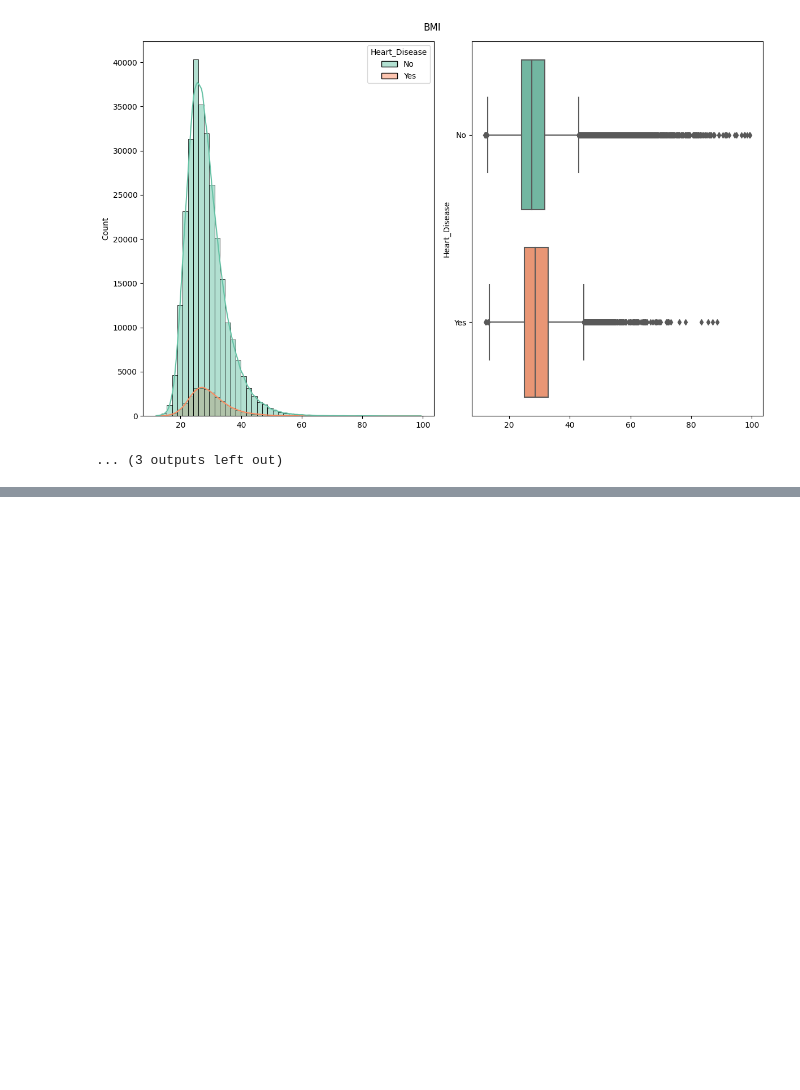
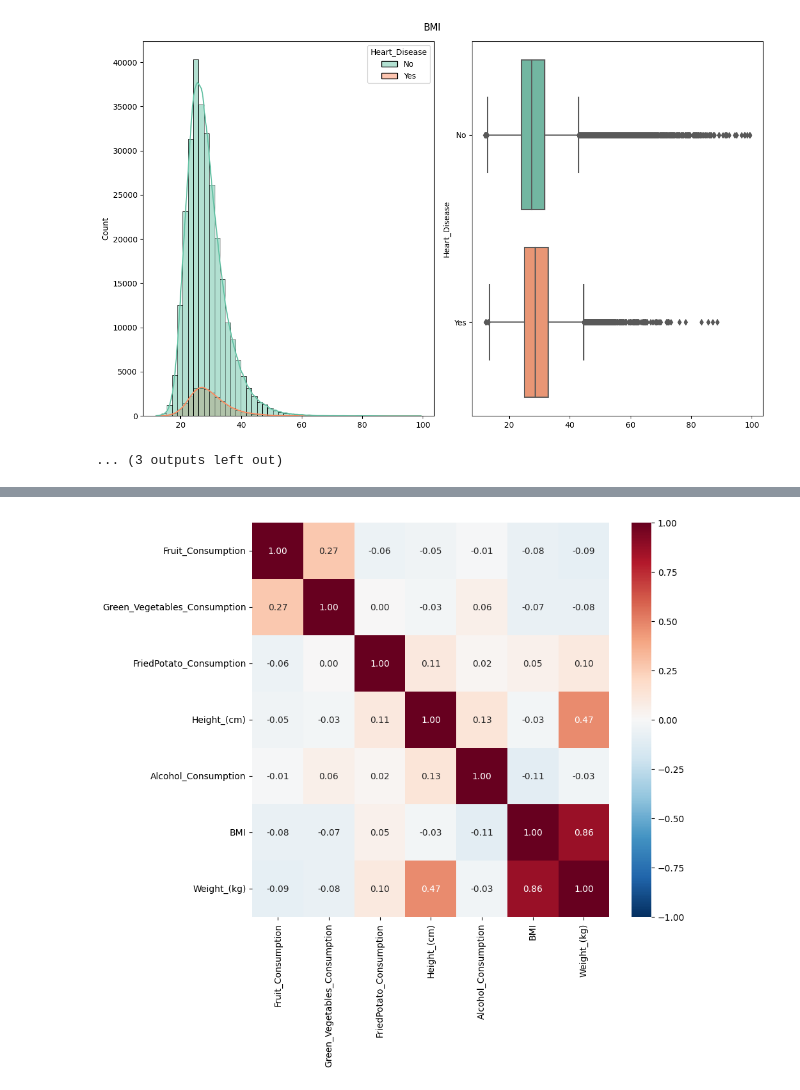
Before and after one commit to adelriscom/DataScience, a Jupyter notebook: Assiment3BigDataPlatforms.ipynb, the cells around one changed output, grey strips where cells are left out. Saved outputs shown, nothing was run; the diff lists cells and outputs as text; code cells hidden in the pictures; blank space fills up the shorter version.

```diff
--- a/Assiment3BigDataPlatforms.ipynb
+++ b/Assiment3BigDataPlatforms.ipynb
@@ -325,0 +380,22 @@ BMI vs. Heart_Disease
+# %%
+correlation_matrix = cdr[quantitative_cols].corr()
+plt.figure(figsize=(9,8))
+
+## use mask to cover the upper diagonal in the matrix
+mask = np.triu(np.ones_like(correlation_matrix, dtype=bool))
+
+sn.heatmap(correlation_matrix,
+            cmap='RdBu_r',
+            # cmap='RdYlGn',
+            annot=True,
+            # Masking the diagonal
+            # mask=mask,
+            fmt='.2f',
+            vmin=-1, vmax=1)
+
+## Saving the figure
+# plt.savefig("latex2.pdf")
+
+plt.show()
+# %% [output]
+[figure, added]
```
Also changed, not shown: parts of 8 cells of this notebook.
